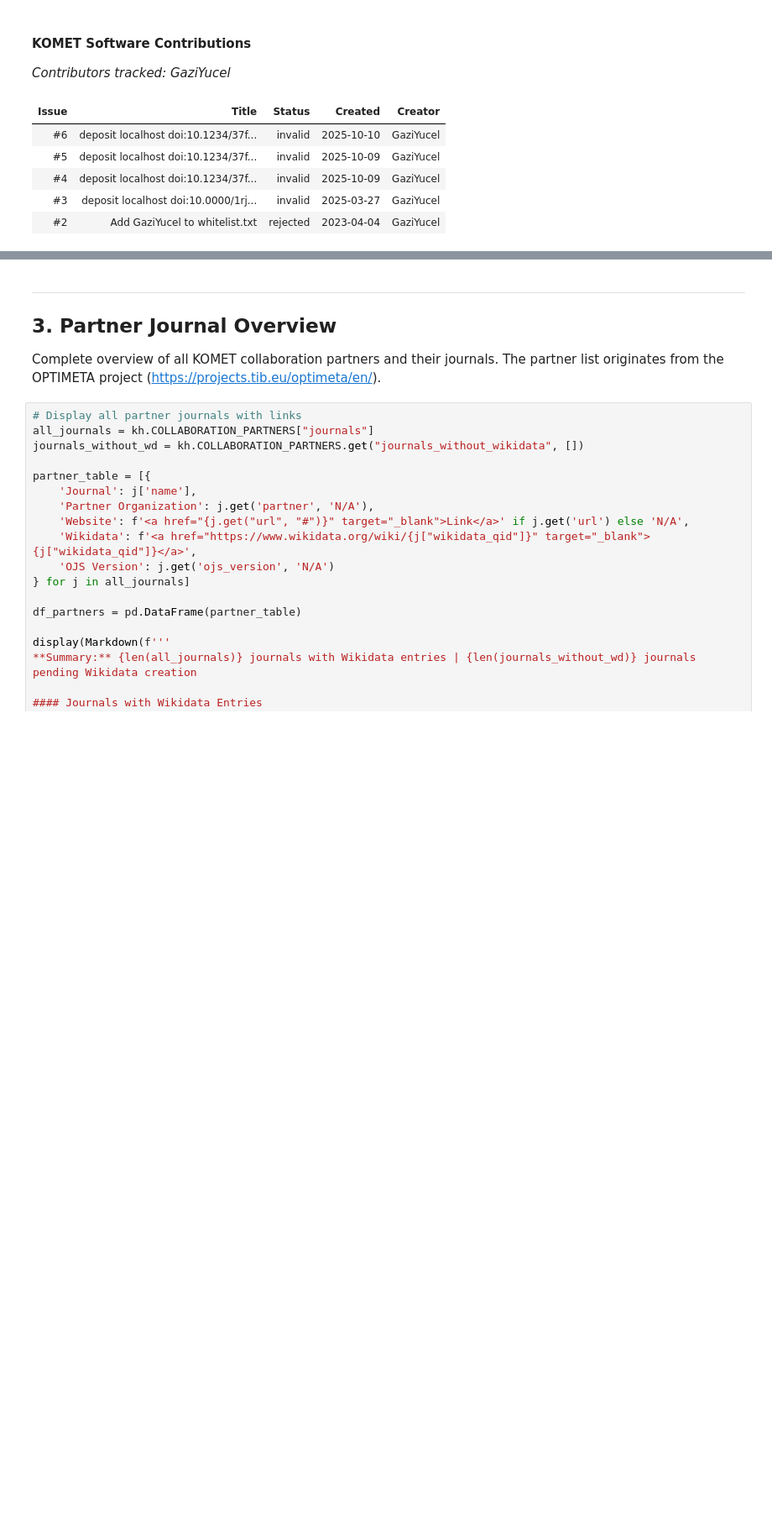
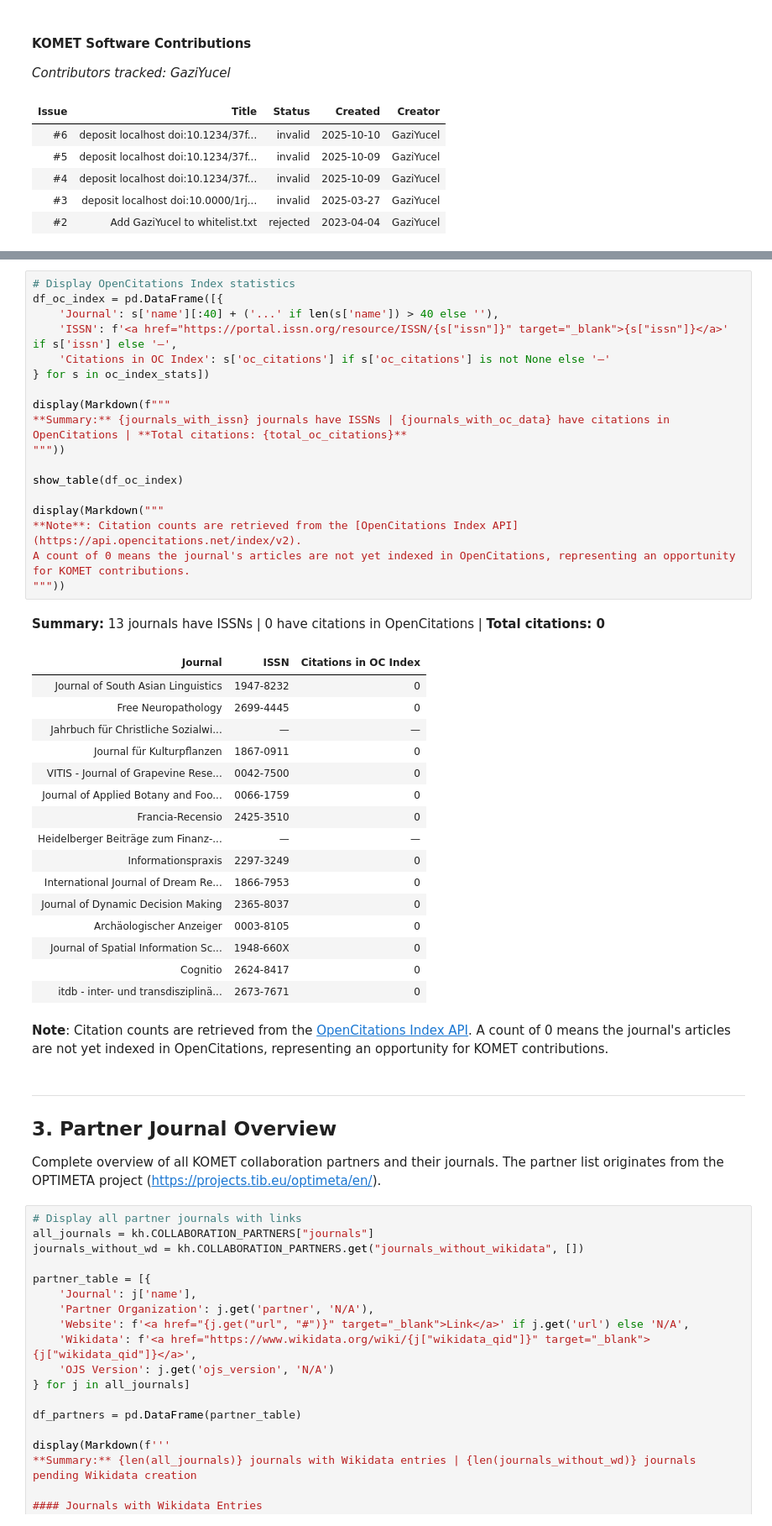
Before and after one commit to GeoinformationSystems/komet-report, a Jupyter notebook: komet_evaluation.ipynb, the cells around one changed output, grey strips where cells are left out. Shown at 84% size. Drawn from its saved outputs; the diff is of its cells as text; blank space fills up the shorter version.

```diff
--- a/komet_evaluation.ipynb
+++ b/komet_evaluation.ipynb
@@ -528,3 +572,43 @@ else:
+# %%
+# Display OpenCitations Index statistics
+df_oc_index = pd.DataFrame([{
+    'Journal': s['name'][:40] + ('...' if len(s['name']) > 40 else ''),
+    'ISSN': f'<a href="https://portal.issn.org/resource/ISSN/{s["issn"]}" target="_blank">{s["issn"]}</a>' if s['issn'] else '—',
+    'Citations in OC Index': s['oc_citations'] if s['oc_citations'] is not None else '—'
+} for s in oc_index_stats])
+
+display(Markdown(f"""
+**Summary:** {journals_with_issn} journals have ISSNs | {journals_with_oc_data} have citations in OpenCitations | **Total citations: {total_oc_citations}**
+"""))
+
+show_table(df_oc_index)
+
+display(Markdown("""
+**Note**: Citation counts are retrieved from the [OpenCitations Index API](https://api.opencitations.net/index/v2).
+A count of 0 means the journal's articles are not yet indexed in OpenCitations, representing an opportunity for KOMET contributions.
+"""))
+# %% [output]
+
+**Summary:** 13 journals have ISSNs | 0 have citations in OpenCitations | **Total citations: 0**
+| Journal | ISSN | Citations in OC Index |
+| Journal of South Asian Linguistics | 1947-8232 | 0 |
+| Free Neuropathology | 2699-4445 | 0 |
+| Jahrbuch für Christliche Sozialwi... | — | — |
+| Journal für Kulturpflanzen | 1867-0911 | 0 |
+| VITIS - Journal of Grapevine Rese... | 0042-7500 | 0 |
+| Journal of Applied Botany and Foo... | 0066-1759 | 0 |
+| Francia-Recensio | 2425-3510 | 0 |
+| Heidelberger Beiträge zum Finanz-... | — | — |
+| Informationspraxis | 2297-3249 | 0 |
+| International Journal of Dream Re... | 1866-7953 | 0 |
+| Journal of Dynamic Decision Making | 2365-8037 | 0 |
+| Archäologischer Anzeiger | 0003-8105 | 0 |
+| Journal of Spatial Information Sc... | 1948-660X | 0 |
+| Cognitio | 2624-8417 | 0 |
+| itdb - inter- und transdisziplinä... | 2673-7671 | 0 |
+
+**Note**: Citation counts are retrieved from the [OpenCitations Index API](https://api.opencitations.net/index/v2).
+A count of 0 means the journal's articles are not yet indexed in OpenCitations, representing an opportunity for KOMET contributions.
 # %% [markdown]
 ---
 
```
Also changed, not shown: parts of 10 cells of this notebook, 7 other files.
